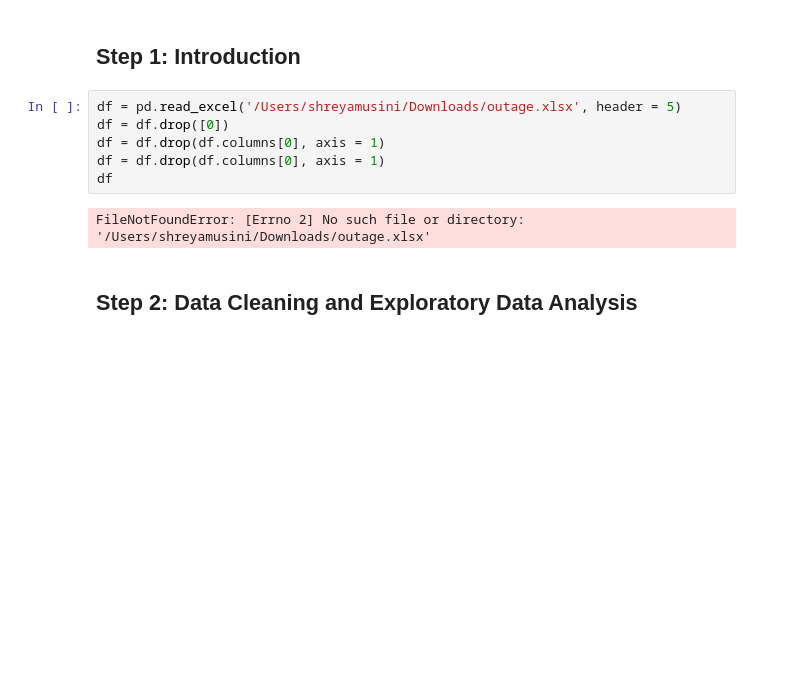
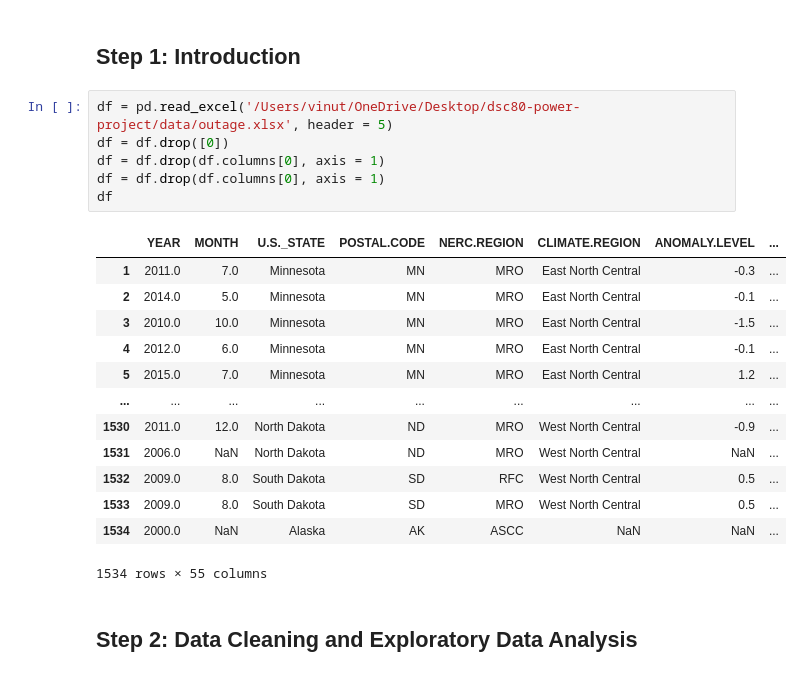
Before and after one commit to vhasthi/power_outages-project, a Jupyter notebook: template.ipynb, the cells around one changed output. Saved outputs shown, nothing was run; the diff lists cells and outputs as text; blank space fills up the shorter version.

```diff
--- a/template.ipynb
+++ b/template.ipynb
@@ -27,13 +27,25 @@ Note: you may need to restart the kernel to use updated packages.
 # %% [markdown]
 ## Step 1: Introduction
 # %%
-df = pd.read_excel('/Users/shreyamusini/Downloads/outage.xlsx', header = 5)
+df = pd.read_excel('/Users/vinut/OneDrive/Desktop/dsc80-power-project/data/outage.xlsx', header = 5)
 df = df.drop([0])
 df = df.drop(df.columns[0], axis = 1)
 df = df.drop(df.columns[0], axis = 1)
 df
 # %% [output]
+|  | YEAR | MONTH | U.S._STATE | POSTAL.CODE | NERC.REGION | CLIMATE.REGION | ANOMALY.LEVEL | ... |
+| 1 | 2011.0 | 7.0 | Minnesota | MN | MRO | East North Central | -0.3 | ... |
+| 2 | 2014.0 | 5.0 | Minnesota | MN | MRO | East North Central | -0.1 | ... |
+| 3 | 2010.0 | 10.0 | Minnesota | MN | MRO | East North Central | -1.5 | ... |
+| 4 | 2012.0 | 6.0 | Minnesota | MN | MRO | East North Central | -0.1 | ... |
+| 5 | 2015.0 | 7.0 | Minnesota | MN | MRO | East North Central | 1.2 | ... |
+| ... | ... | ... | ... | ... | ... | ... | ... | ... |
+| 1530 | 2011.0 | 12.0 | North Dakota | ND | MRO | West North Central | -0.9 | ... |
+| 1531 | 2006.0 | NaN | North Dakota | ND | MRO | West North Central | NaN | ... |
+| 1532 | 2009.0 | 8.0 | South Dakota | SD | RFC | West North Central | 0.5 | ... |
+| 1533 | 2009.0 | 8.0 | South Dakota | SD | MRO | West North Central | 0.5 | ... |
+| 1534 | 2000.0 | NaN | Alaska | AK | ASCC | NaN | NaN | ... |
-FileNotFoundError: [Errno 2] No such file or directory: '/Users/shreyamusini/Downloads/outage.xlsx'
+1534 rows × 55 columns
 # %% [markdown]
 ## Step 2: Data Cleaning and Exploratory Data Analysis
 # %%
```
Also changed, not shown: parts of 15 cells of this notebook.
